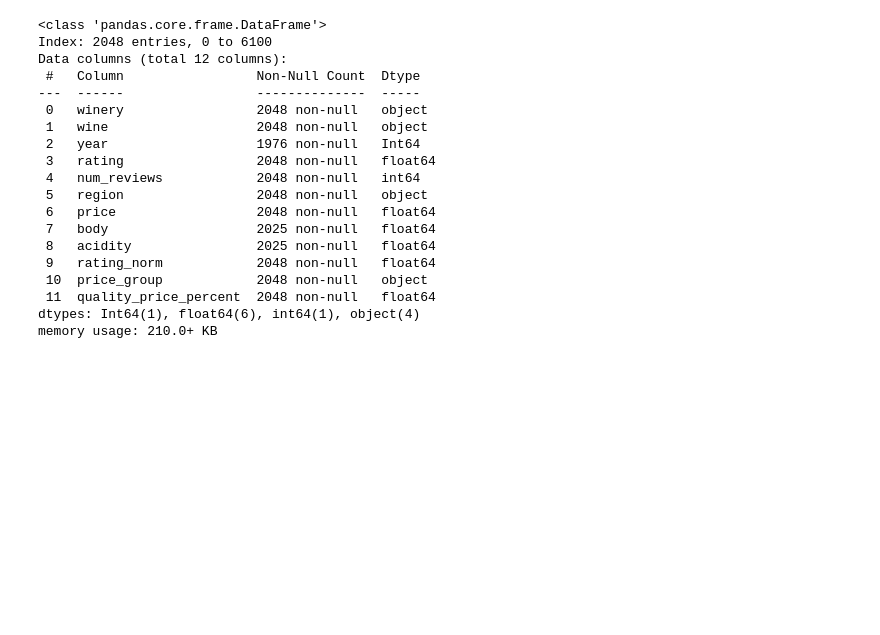
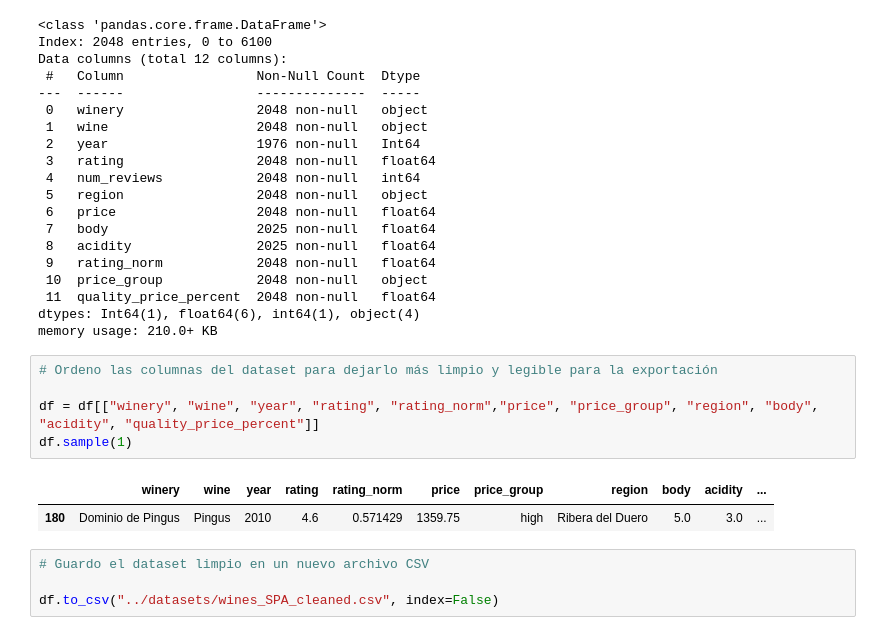
Before and after one commit to IRF1991/wine_test_dataset, a Jupyter notebook: notebooks/spanish_wine.ipynb, the cells around one changed output. Drawn from its saved outputs; the diff is of its cells as text; blank space fills up the shorter version.

```diff
--- a/notebooks/spanish_wine.ipynb
+++ b/notebooks/spanish_wine.ipynb
@@ -581,3 +579,15 @@ Data columns (total 12 columns):
  11  quality_price_percent  2048 non-null   float64
 dtypes: Int64(1), float64(6), int64(1), object(4)
 memory usage: 210.0+ KB
+# %%
+# Ordeno las columnas del dataset para dejarlo más limpio y legible para la exportación
+
+df = df[["winery", "wine", "year", "rating", "rating_norm","price", "price_group", "region", "body", "acidity", "quality_price_percent"]]
+df.sample(1)
+# %% [output]
+|  | winery | wine | year | rating | rating_norm | price | price_group | region | body | acidity | ... |
+| 180 | Dominio de Pingus | Pingus | 2010 | 4.6 | 0.571429 | 1359.75 | high | Ribera del Duero | 5.0 | 3.0 | ... |
+# %%
+# Guardo el dataset limpio en un nuevo archivo CSV
+
+df.to_csv("../datasets/wines_SPA_cleaned.csv", index=False)
```
Also changed, not shown: parts of 18 cells of this notebook, 1 other file.
